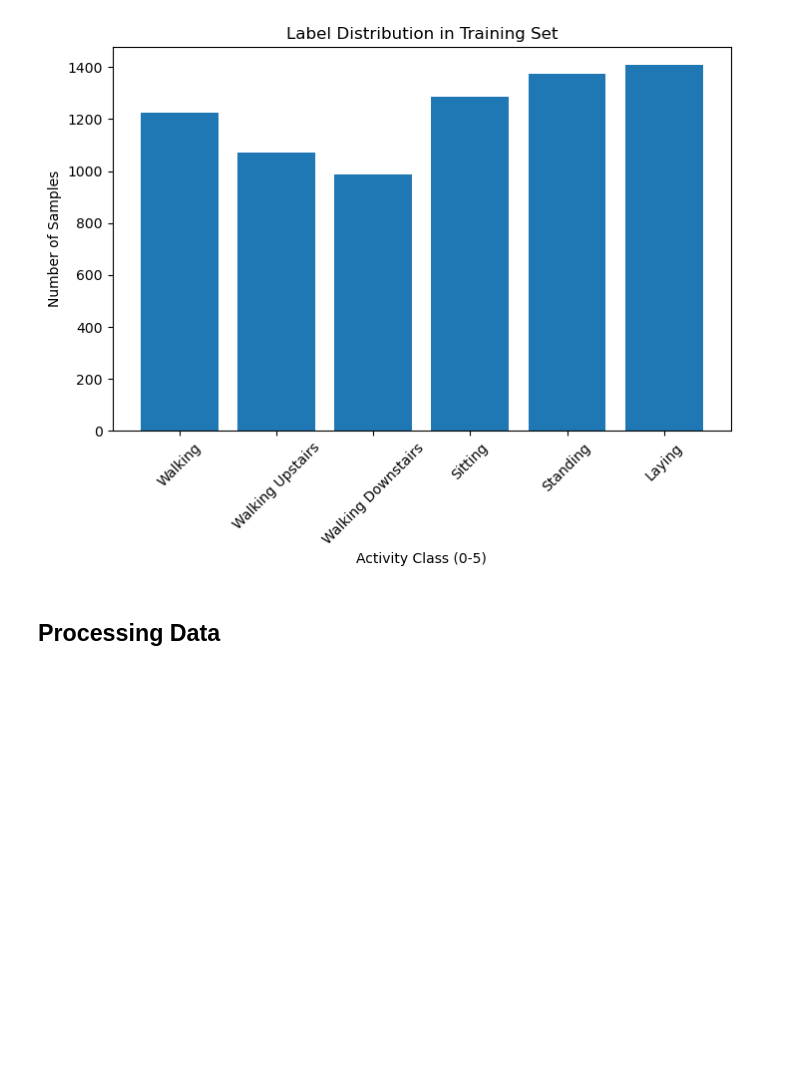
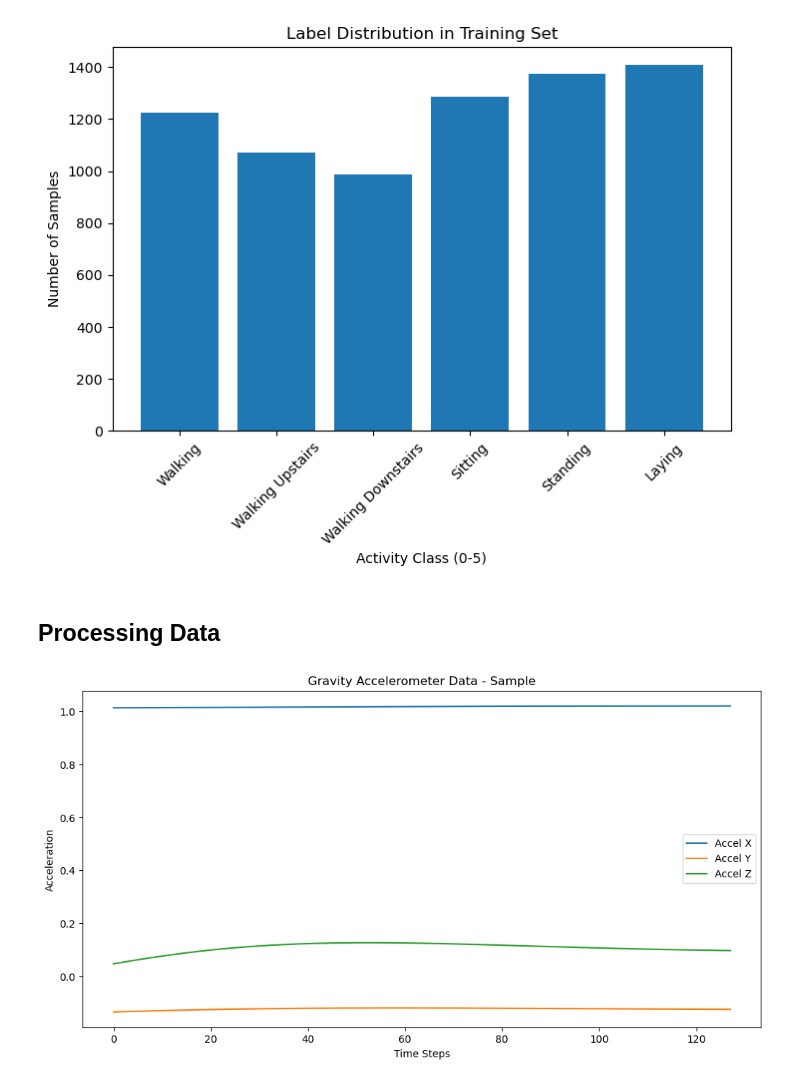
Before and after one commit to BanBot-2/EE-342-Final-Project-Code, a Jupyter notebook: final_project_report.ipynb, the cells around one changed output. Saved outputs shown, nothing was run; the diff lists cells and outputs as text; code cells hidden in the pictures; blank space fills up the shorter version.

```diff
--- a/final_project_report.ipynb
+++ b/final_project_report.ipynb
@@ -142,14 +200,4 @@ plt.show()
 # %%
 # Graph one sample of body accel data to visualize
-plt.figure(figsize=(12, 6))
-time_steps = np.arange(train_body_accel.shape[1]) # 128 time steps
-
-for i, axis in enumerate(['X', 'Y', 'Z']):
-    plt.plot(time_steps, train_body_accel[0, :, i].numpy(), label=f'Accel {axis}')
-
-plt.xlabel('Time Steps')
-plt.ylabel('Acceleration')
-plt.title('Total Accelerometer Data - Sample')
-plt.legend()
-plt.show()
+plot_time_series(train_body_accel[0], title=f"Train Sample {0} - Body Acceleration")
 # %% [output]
@@ -157,13 +205,4 @@ plt.show()
 # %%
 # Graph one sample of gyroscope data to visualize the time series
-plt.figure(figsize=(12, 6))
-
-for i, axis in enumerate(['X', 'Y', 'Z']):
-    plt.plot(time_steps, train_body_gyro[0, :, i].numpy(), label=f'Gyro {axis}')
-
-plt.xlabel('Time Steps')
-plt.ylabel('Angular Velocity')
-plt.title('Gyroscope Data - Sample')
-plt.legend()
-plt.show()
+plot_time_series(train_body_gyro[0], title=f"Train Sample {0} - Body Gyroscope")
 # %% [output]
@@ -183,3 +222,22 @@ plt.show()
 [figure]
 # %% [markdown]
 ## Processing Data
+# %%
+# Calculate gravity acceleration by subtracting body acceleration from total acceleration.
+train_gravity_accel = train_total_accel - train_body_accel
+test_gravity_accel = test_total_accel - test_body_accel
+# %%
+# Graph one sample gravity accel data to visualize
+plt.figure(figsize=(12, 6))
+time_steps = np.arange(train_gravity_accel.shape[1]) # 128 time steps
+
+for i, axis in enumerate(['X', 'Y', 'Z']):
+    plt.plot(time_steps, train_gravity_accel[0, :, i].numpy(), label=f'Accel {axis}')
+
+plt.xlabel('Time Steps')
+plt.ylabel('Acceleration')
+plt.title('Gravity Accelerometer Data - Sample')
+plt.legend()
+plt.show()
+# %% [output]
+[figure, added]
```
Also changed, not shown: parts of 6 cells of this notebook.
